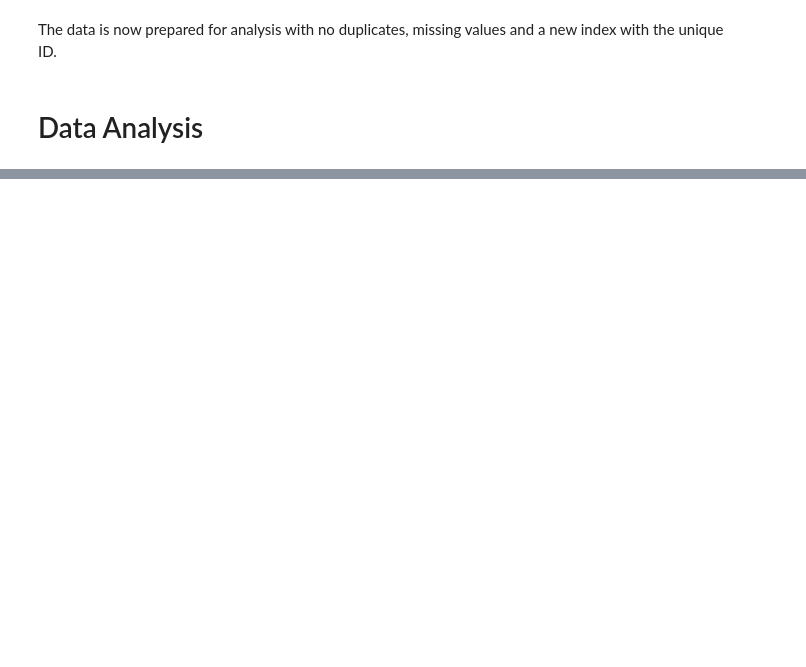
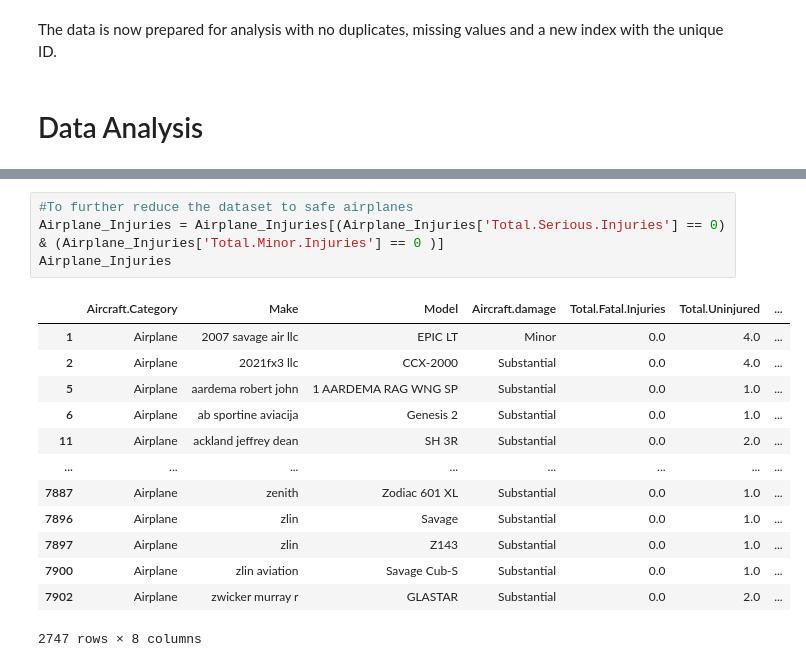
Before and after one commit to Tintin-dataObsessed/Aviation_Accident_Project, a Jupyter notebook: Airplane_Analysis.ipynb, the cells around one changed output, grey strips where cells are left out. Cells and saved outputs as stored; diff of their text form; blank space fills up the shorter version.

```diff
--- a/Airplane_Analysis.ipynb
+++ b/Airplane_Analysis.ipynb
@@ -421,0 +604,18 @@ df1
+# %%
+#To further reduce the dataset to safe airplanes
+Airplane_Injuries = Airplane_Injuries[(Airplane_Injuries['Total.Serious.Injuries'] == 0) & (Airplane_Injuries['Total.Minor.Injuries'] == 0 )]
+Airplane_Injuries
+# %% [output]
+|  | Aircraft.Category | Make | Model | Aircraft.damage | Total.Fatal.Injuries | Total.Uninjured | ... |
+| 1 | Airplane | 2007 savage air llc | EPIC LT | Minor | 0.0 | 4.0 | ... |
+| 2 | Airplane | 2021fx3 llc | CCX-2000 | Substantial | 0.0 | 4.0 | ... |
+| 5 | Airplane | aardema robert john | 1 AARDEMA RAG WNG SP | Substantial | 0.0 | 1.0 | ... |
+| 6 | Airplane | ab sportine aviacija | Genesis 2 | Substantial | 0.0 | 1.0 | ... |
+| 11 | Airplane | ackland jeffrey dean | SH 3R | Substantial | 0.0 | 2.0 | ... |
+| ... | ... | ... | ... | ... | ... | ... | ... |
+| 7887 | Airplane | zenith | Zodiac 601 XL | Substantial | 0.0 | 1.0 | ... |
+| 7896 | Airplane | zlin | Savage | Substantial | 0.0 | 1.0 | ... |
+| 7897 | Airplane | zlin | Z143 | Substantial | 0.0 | 1.0 | ... |
+| 7900 | Airplane | zlin aviation | Savage Cub-S | Substantial | 0.0 | 1.0 | ... |
+| 7902 | Airplane | zwicker murray r | GLASTAR | Substantial | 0.0 | 2.0 | ... |
+2747 rows × 8 columns
```
Also changed, not shown: parts of 46 cells of this notebook.
